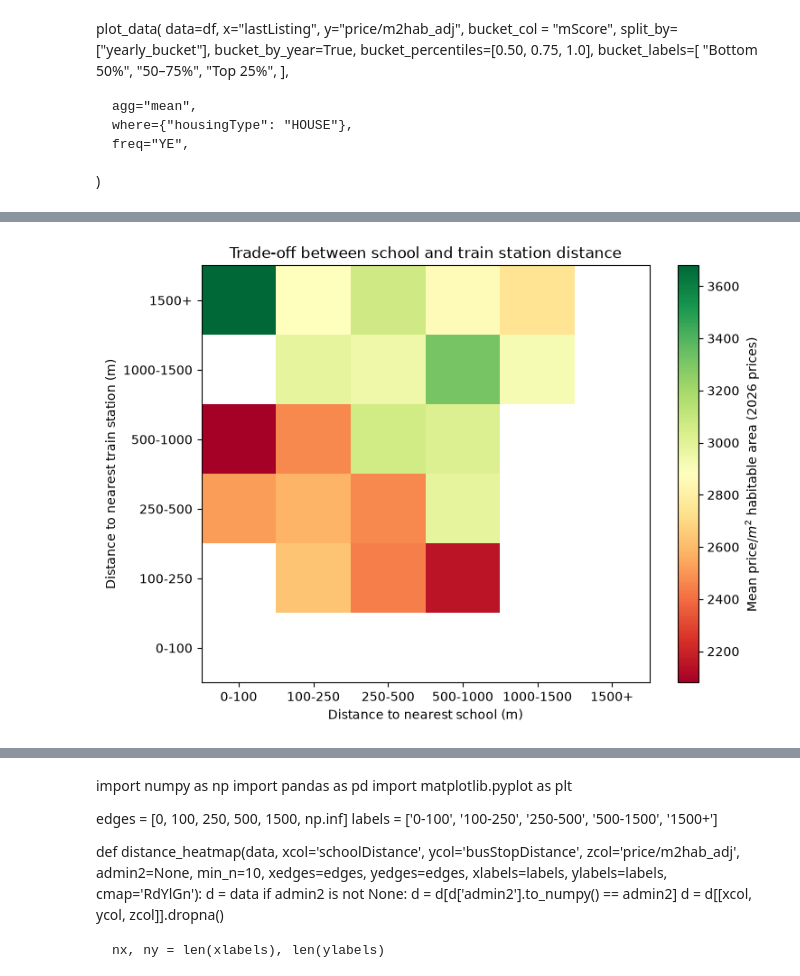
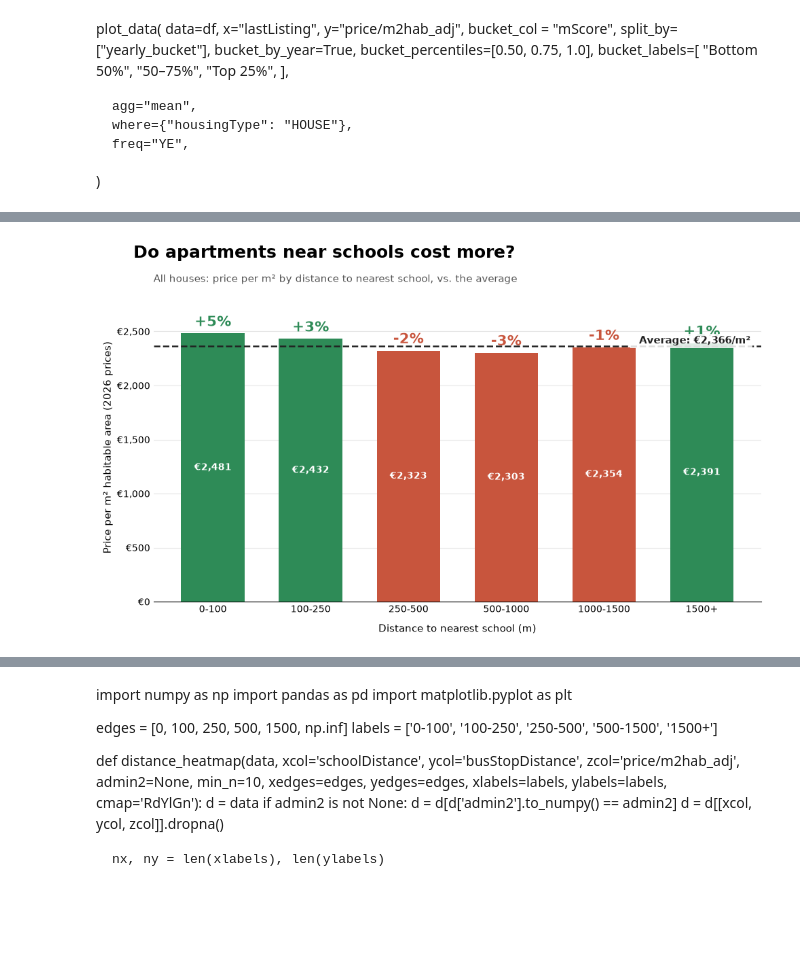
Before and after one commit to fedramoeykens/MBF_assignments, a Jupyter notebook: Assignment1_notebook.ipynb, the cells around one changed output, grey strips where cells are left out. Cells and saved outputs as stored; diff of their text form; code cells hidden in the pictures; blank space fills up the shorter version.

```diff
--- a/Assignment1_notebook.ipynb
+++ b/Assignment1_notebook.ipynb
@@ -197,6 +197,14 @@ Total                  243953  296389  540342
 # --- Remove all observations with admin2 == "Brugge" ------------------------
 # We remove these as Brugge is neither part of Oost-Vlaanderen nor Brussels
 data_realo = data_realo[data_realo["admin2"] != "Brugge"]
+# %%
+data_realo = data_realo.drop([ 'way', 'hasGarden', 'estimatedGardenArea', 'isNewBuild',
+       'buildYear', 'renovationYear', 'energyConsumption', 'certificateDate',
+       'eLevel', 'kLevel', 'heatingType', 'floodProneLocation',
+       'numberOfBedrooms', 'numberOfBathrooms', 'numberOfToilets',
+       'numberOfFloors', 'floor','buildingCondition', 'cadastralIncome', 'secondaryHousingType','hasSingleGlass',
+       'hasDoubleGlass', 'hasSolarPanels', 'hasSwimmingPool',
+       'hasCentralHeating', 'hasSolarBoiler','detachment', 'numberOfSides','hasCentralHeating', 'hasSolarBoiler','districtId'],axis=1)
 # %%
 # ---------------------------------------------------------------------------
 # 3. Plot price distribution
@@ -1631,51 +1719,87 @@ NameError: name 'df' is not defined
 # %%
 import numpy as np
 import pandas as pd
 import matplotlib.pyplot as plt
+from matplotlib.ticker import FuncFormatter
 
-edges  = [1, 100, 250, 500, 1000,1500, np.inf]
+edges  = [1, 100, 250, 500, 1000, 1500, np.inf]
 labels = ['0-100', '100-250', '250-500', '500-1000', '1000-1500', '1500+']
 
-def distance_heatmap(data, xcol='schoolDistance', ycol='trainStopDistance',
-                     zcol='price/m2hab_adj', admin1=None, admin2=None, locality=None, min_n=10,
-                     xedges=edges, yedges=edges, xlabels=labels, ylabels=labels,
-                     cmap='RdYlGn',admin2without=None):
+def school_distance_bar(data, xcol='schoolDistance', zcol='price/m2hab_adj',
+                        admin1=None, admin2=None, locality=None, admin2without=None,
+                        min_n=10, xedges=edges, xlabels=labels,
+                        title=None, subtitle=None,
+                        up_color='#2E8B57', down_color='#C8553D', avg_color='#222222'):
     d = data
     if admin2 is not None:
         d = d[d['admin2'].to_numpy() == admin2]
     if admin2without is not None:
         d = d[d['admin2'].to_numpy() != admin2without]
     if admin1 is not None:
         d = d[d['admin1'].to_numpy() == admin1]
     if locality is not None:
         d = d[d['locality'].to_numpy() == locality]
-    d = d[[xcol, ycol, zcol]].dropna()
+    d = d[[xcol, zcol]].dropna()
 
-    nx, ny = len(xlabels), len(ylabels)
-    # bin index per row: bins are [lower, upper), the last one is open-ended
+    nx = len(xlabels)
     xi = np.digitize(d[xcol].to_numpy(), xedges[1:-1])
-    yi = np.digitize(d[ycol].to_numpy(), yedges[1:-1])
-    flat = yi * nx + xi
+    s = np.bincount(xi, weights=d[zcol].to_numpy(), minlength=nx)
+    n = np.bincount(xi, minlength=nx)
+    mean = np.where(n >= min_n, s / np.maximum(n, 1), np.nan)
 
-    s = np.bincount(flat, weights=d[zcol].to_numpy(), minlength=nx * ny).reshape(ny, nx)
-    n = np.bincount(flat, minlength=nx * ny).reshape(ny, nx)
-    mean = np.where(n >= min_n, s / np.maximum(n, 1), np.nan)   # hide cells with too few houses
+    overall = d[zcol].mean()
+    pct = mean / overall - 1                      # 4000 vs 3000 -> +0.33
 
-    fig, ax = plt.subplots(figsize=(8, 6))
-    im = ax.imshow(np.ma.masked_invalid(mean), origin='lower', cmap=cmap, aspect='auto')
-    fig.colorbar(im, label='Mean price/$m^2$ habitable area (2026 prices)')
-    ax.set_xticks(range(nx), xlabels)
-    ax.set_yticks(range(ny), ylabels)
-    ax.set_xlabel('Distance to nearest school (m)')
-    ax.set_ylabel('Distance to nearest train station (m)')
-    ax.set_title(admin2 or 'Trade-off between school and train station distance')
+    # ---- plot ----
+    fig, ax = plt.subplots(figsize=(10, 6))
+    fig.patch.set_facecolor('white')
+    x = np.arange(nx)
+    colors = [up_color if (p >= 0) else down_color for p in np.nan_to_num(pct)]
+    bars = ax.bar(x, np.nan_to_num(mean), width=0.65, color=colors, zorder=3)
 
-    # show price and number of houses in each cell
+    # average line
+    ax.axhline(overall, color=avg_color, lw=1.8, ls='--', zorder=4)
+    ax.text(nx - 0.5, overall, f'  Average: €{overall:,.0f}/m²', va='bottom', ha='right',
+            fontsize=11, fontweight='bold', color=avg_color, zorder=5,
+            bbox=dict(facecolor='white', edgecolor='none', pad=2, alpha=0.85))
 
+    # labels on bars
+    top = np.nanmax(mean)
+    for i, (m, p, cnt) in enumerate(zip(mean, pct, n)):
+        if np.isnan(m):
+            ax.text(i, overall * 0.04, f'n={cnt}\n(too few)', ha='center', va='bottom',
+                    fontsize=9, color='#999999')
+            continue
+        ax.text(i, m + top * 0.015, f'{p:+.0%}', ha='center', va='bottom',
+                fontsize=15, fontweight='bold', color=up_color if p >= 0 else down_color)
+        ax.text(i, m / 2, f'€{m:,.0f}', ha='center', va='center',
+                fontsize=10, color='white', fontweight='bold')
+
+    ax.set_xticks(x)
+    ax.set_xticklabels([f'{l}' for l, c in zip(xlabels, n)], fontsize=10)
+    ax.set_xlabel('Distance to nearest school (m)', fontsize=11, labelpad=10)
+    ax.set_ylabel('Price per m² habitable area (2026 prices)', fontsize=11)
+    ax.yaxis.set_major_formatter(FuncFormatter(lambda v, _: f'€{v:,.0f}'))
+    ax.set_ylim(0, top * 1.15)
+
+    # clean look
+    for sp in ['top', 'right', 'left']:
+        ax.spines[sp].set_visible(False)
+    ax.tick_params(axis='y', length=0)
+    ax.tick_params(axis='x', length=0)
+    ax.grid(axis='y', color='#E5E5E5', zorder=0)
+
+    main_title = title or 'Do apartments near schools cost more?'
+    fig.suptitle(main_title, x=0.06, y=0.98, ha='left', fontsize=18, fontweight='bold')
+    sub = subtitle or (locality or admin2 or admin1 or 'All houses')
+    ax.set_title(f'{sub}: price per m² by distance to nearest school, vs. the average',
+                 loc='left', fontsize=11, color='#555555', pad=12)
+
+    plt.tight_layout()
     plt.show()
-    return pd.DataFrame(mean, index=ylabels, columns=xlabels), pd.DataFrame(n, index=ylabels, columns=xlabels)
+    return pd.DataFrame({'mean_price': mean, 'pct_vs_avg': pct, 'n': n}, index=xlabels)
 
-                   # whole dataset
-mean_tbl, n_tbl = distance_heatmap(df,locality='Merelbeke-Melle')  # one arrondissement
+tbl = school_distance_bar(df[df['housingType'] == 'HOUSE'])
+tbl
 # %% [output]
-[figure, old version]
+[figure, new version]
```
Also changed, not shown: parts of 25 cells of this notebook, 3 other files.
